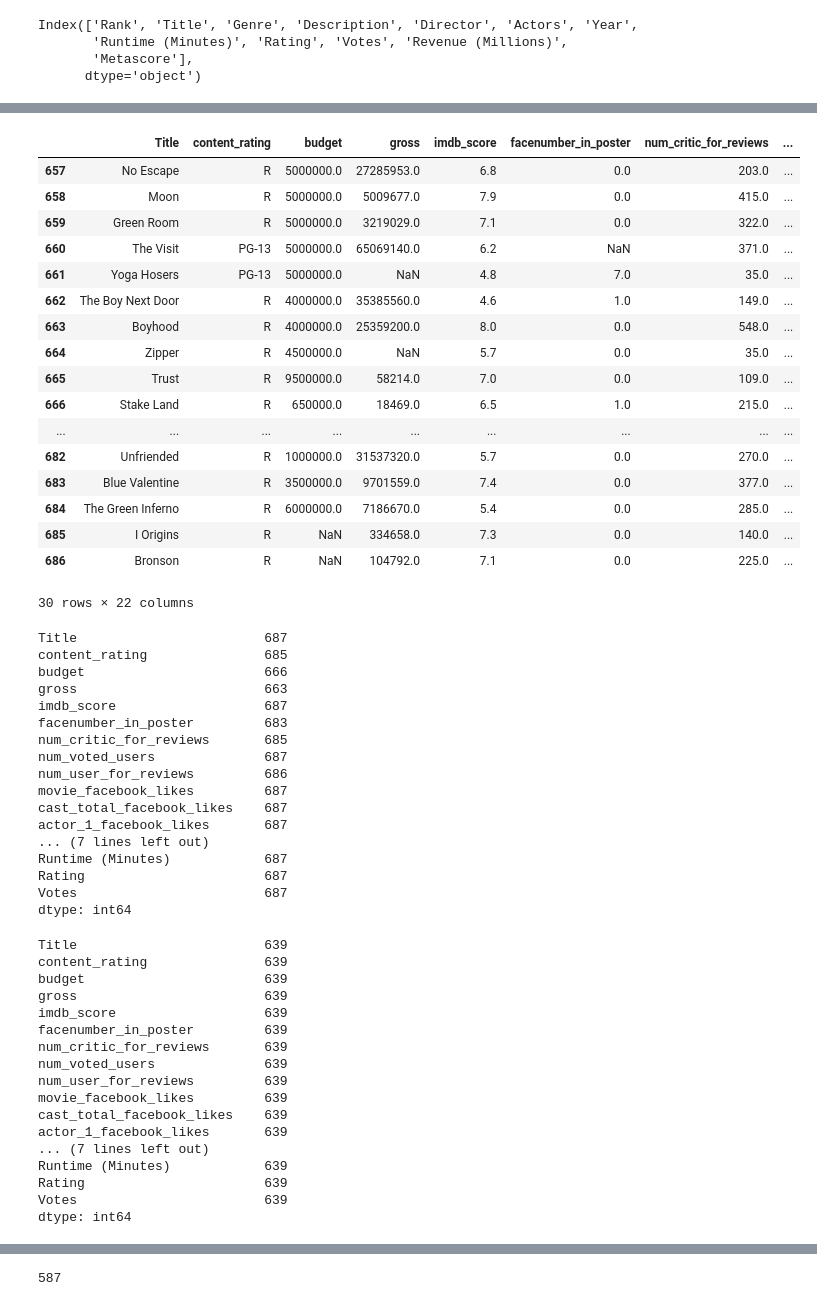
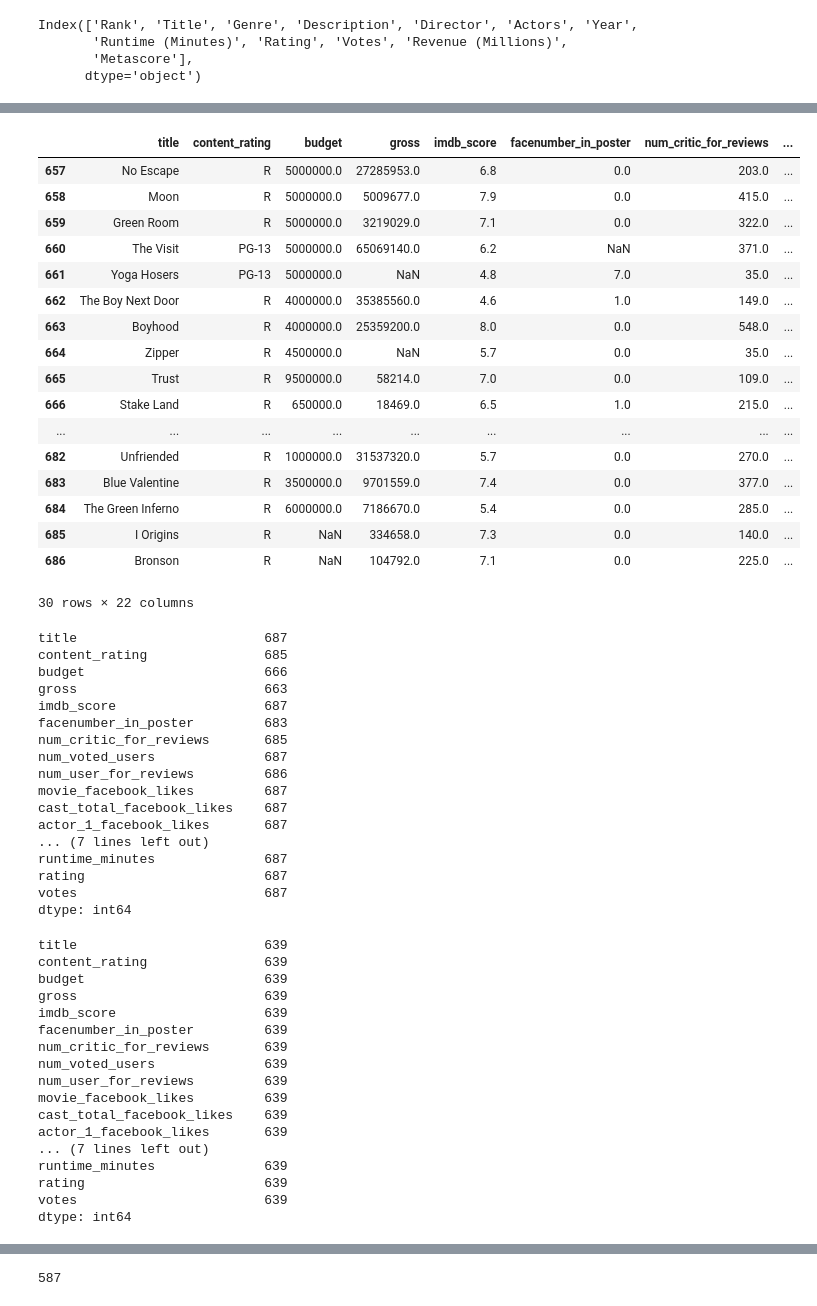
Before and after one commit to LSceleste/Movie-Data-Project, a Jupyter notebook: cleaned_copy_luiz.ipynb, the cells around one changed output, grey strips where cells are left out. Drawn from its saved outputs; the diff is of its cells as text; code cells hidden in the pictures.

Commit message:
revised cleaning and combined CSV

```diff
--- a/cleaned_copy_luiz.ipynb
+++ b/cleaned_copy_luiz.ipynb
@@ -65,7 +65,7 @@ new_movie_df.head()
 # %%
 new_movie_df = new_movie_df.apply(lambda x: x.str.strip() if x.dtype == "object" else x)
 # %%
-new_movie_df = new_movie_df.rename(columns = {'movie_title':'Title'})
+new_movie_df = new_movie_df.rename(columns = {'movie_title':'title'})
 # %%
 #Setting order of columns in a cleaner way and dropping unnecessary columns from movie_data_1000:
 new_movie_df2 = movie_data_df2[['Title', 'Genre', 'Actors', 'Year', 'Revenue (Millions)', 'Runtime (Minutes)',
@@ -78,13 +78,17 @@ new_movie_df2.head()
 | 2 | Split | Horror,Thriller | James McAvoy, Anya Taylor-Joy, Ha... | 2016 | 138.12 | 117 | 7.3 | 157606 |
 | 3 | Sing | Animation,Comedy,Family | Matthew McConaughey,Reese Withers... | 2016 | 270.32 | 108 | 7.2 | 60545 |
 | 4 | Suicide Squad | Action,Adventure,Fantasy | Will Smith, Jared Leto, Margot Ro... | 2016 | 325.02 | 123 | 6.2 | 393727 |
+# %%
+new_movie_df2 = new_movie_df2.rename(columns = {'Title':'title','Genre':'genre','Actors':'actors','Year':'year',
+                                               'Revenue (Millions)':'revenue_millions','Runtime (Minutes)':
+                                               'runtime_minutes','Rating':'rating','Votes':'votes'})
 # %%
 new_movie_df2 = new_movie_df2.apply(lambda x: x.str.strip() if x.dtype == "object" else x)
 # %%
-combined_df = new_movie_df.merge(new_movie_df2, on="Title",how="inner")
+combined_df = new_movie_df.merge(new_movie_df2, on="title",how="inner")
 combined_df.tail(30)
 # %% [output]
-|  | Title | content_rating | budget | gross | imdb_score | facenumber_in_poster | num_critic_for_reviews | ... |
+|  | title | content_rating | budget | gross | imdb_score | facenumber_in_poster | num_critic_for_reviews | ... |
 | 657 | No Escape | R | 5000000.0 | 27285953.0 | 6.8 | 0.0 | 203.0 | ... |
 | 658 | Moon | R | 5000000.0 | 5009677.0 | 7.9 | 0.0 | 415.0 | ... |
 | 659 | Green Room | R | 5000000.0 | 3219029.0 | 7.1 | 0.0 | 322.0 | ... |
@@ -106,7 +110,7 @@ combined_df.tail(30)
 #looking for missing values to drop from df
 combined_df.count()
 # %% [output]
-Title                        687
+title                        687
 content_rating               685
 budget                       666
 gross                        663
@@ -119,15 +123,15 @@ movie_facebook_likes         687
 cast_total_facebook_likes    687
 actor_1_facebook_likes       687
 ... (7 lines left out)
-Runtime (Minutes)            687
-Rating                       687
-Votes                        687
+runtime_minutes              687
+rating                       687
+votes                        687
 dtype: int64
 # %%
 new_combined_df = combined_df.dropna(how="any")
 new_combined_df.count()
 # %% [output]
-Title                        639
+title                        639
 content_rating               639
 budget                       639
 gross                        639
@@ -140,9 +144,9 @@ movie_facebook_likes         639
 cast_total_facebook_likes    639
 actor_1_facebook_likes       639
 ... (7 lines left out)
-Runtime (Minutes)            639
-Rating                       639
-Votes                        639
+runtime_minutes              639
+rating                       639
+votes                        639
 dtype: int64
 # %%
 new_combined_df
```
Also changed, not shown: parts of 6 cells of this notebook, 1 other file.
